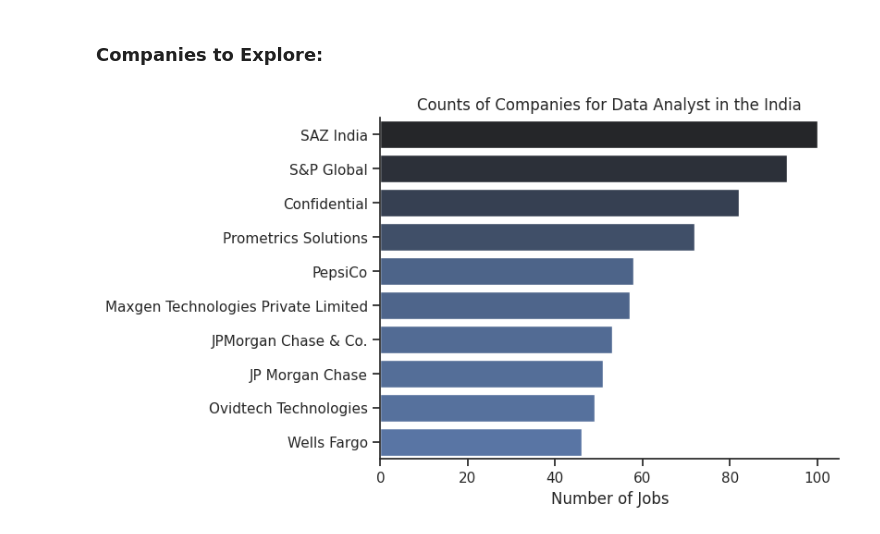
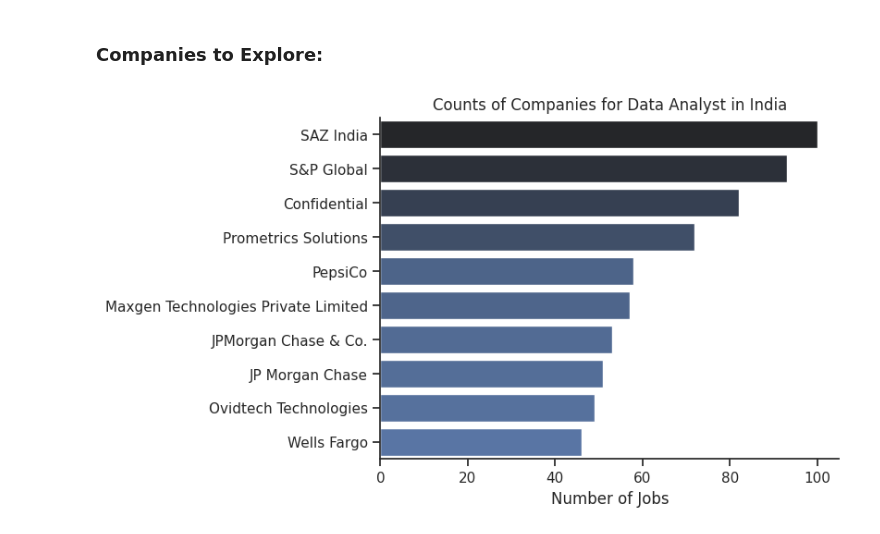
Before and after one commit to utkarsh201314/Data_Analysis_project-jobs-data-analysis-, a Jupyter notebook: 1_EDA_Intro.ipynb, the cells around one changed output. Saved outputs shown, nothing was run; the diff lists cells and outputs as text; code cells hidden in the pictures.

```diff
--- a/1_EDA_Intro.ipynb
+++ b/1_EDA_Intro.ipynb
@@ -156,12 +161,12 @@ plt.show()
 # %%
 df_plot = df_DA_India['company_name'].value_counts().head(10).to_frame()
 
 sns.set_theme(style='ticks')
 sns.barplot(data=df_plot, x='count', y='company_name', hue='count', palette='dark:b_r', legend=False)
 sns.despine()
-plt.title('Counts of Companies for Data Analyst in the India')
+plt.title('Counts of Companies for Data Analyst in India')
 plt.xlabel('Number of Jobs')
 plt.ylabel('')
 plt.show()
 # %% [output]
-[figure, old version]
+[figure, new version]
```
Also changed, not shown: parts of 4 cells of this notebook.
